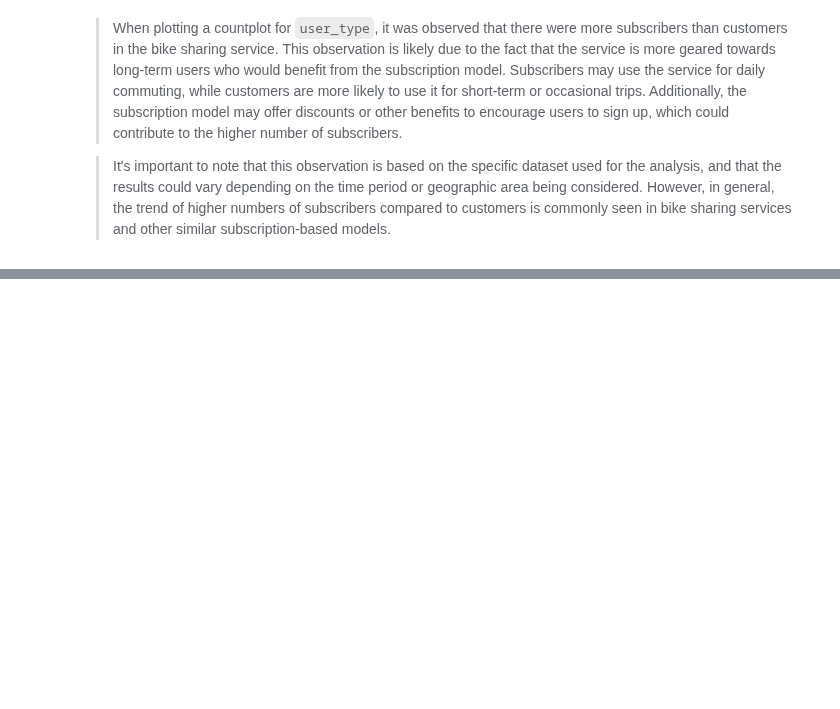
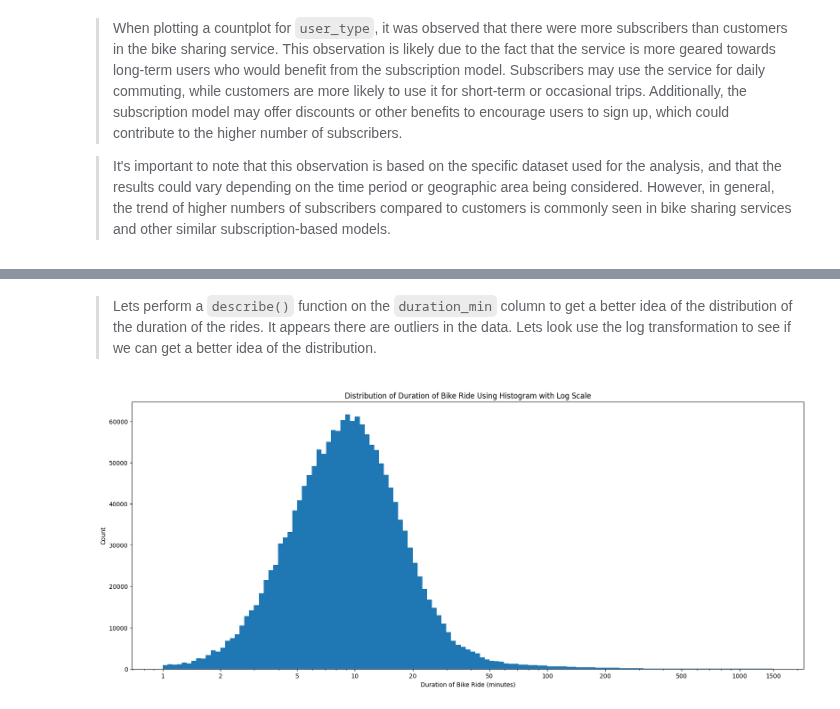
Before and after one commit to kisyular/data-visualization-project, a Jupyter notebook: Part_I_exploration.ipynb, the cells around one changed output, grey strips where cells are left out. Cells and saved outputs as stored; diff of their text form; code cells hidden in the pictures; blank space fills up the shorter version.

```diff
--- a/Part_I_exploration.ipynb
+++ b/Part_I_exploration.ipynb
@@ -853,0 +865,18 @@ plt.title('Distribution of Ride Start Time Based on User Type');
+# %% [markdown]
+> Lets perform a `describe()` function on the `duration_min` column to get a better idea of the distribution of the duration of the rides. It appears there are outliers in the data. Lets look use the log transformation to see if we can get a better idea of the distribution.
+# %%
+def plot_histogram_duration():
+    # Plot the distribution of the `duration_min` using a histogram with log scale
+    plt.figure(figsize=[20, 8])
+    binsize = .025
+    bins = 10 ** np.arange(0, np.log10(cc_bike_data['duration_min'].max())+binsize, binsize)
+    plt.hist(data=cc_bike_data, x='duration_min', bins=bins)
+    plt.xscale('log')
+    plt.xticks([1, 2, 5, 10, 20, 50, 100, 200, 500, 1000, 1500], [1, 2, 5, 10, 20, 50, 100, 200, 500, 1000, 1500])
+    plt.xlabel('Duration of Bike Ride (minutes)')
+    plt.ylabel('Count')
+    plt.title('Distribution of Duration of Bike Ride Using Histogram with Log Scale');
+
+plot_histogram_duration()
+# %% [output]
+[figure, added]
```
Also changed, not shown: parts of 4 cells of this notebook.
